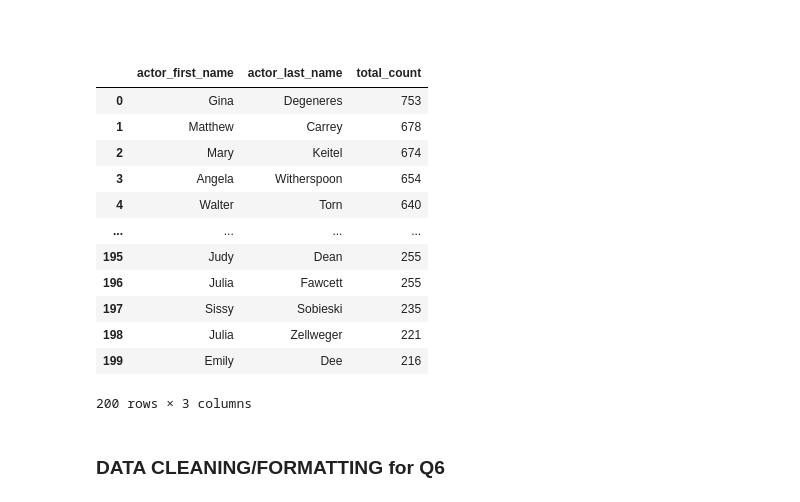
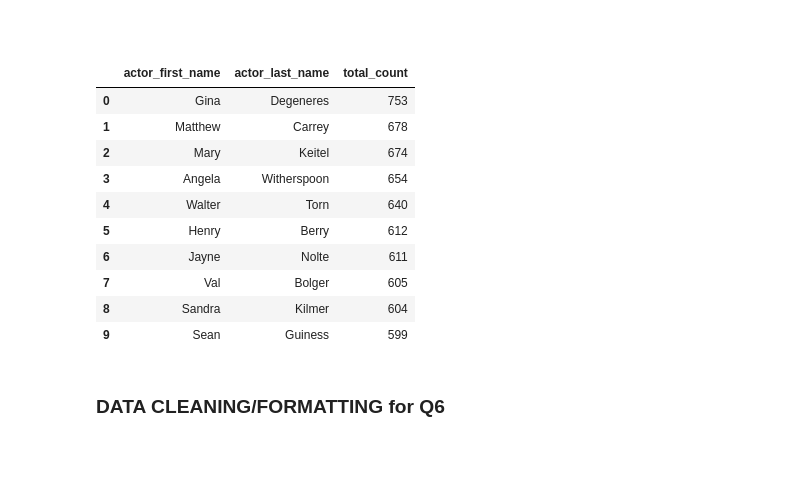
Before and after one commit to AkhileshGhatate5/dvdrental-analytics, a Jupyter notebook: notebooks/dvdrental.ipynb, the cells around one changed output. Cells and saved outputs as stored; diff of their text form; code cells hidden in the pictures; blank space fills up the shorter version.

```diff
--- a/notebooks/dvdrental.ipynb
+++ b/notebooks/dvdrental.ipynb
@@ -418,38 +419,36 @@ df_q5.head()
 # %%
 q6='''
 select first_name as actor_first_name,
 	last_name as actor_last_name,
 	count (rental.rental_id) as total_count
 	from actor
 left join film_actor on
 	actor.actor_id = film_actor.actor_id
 left join film on
 	film_actor.film_id = film.film_id
 left join inventory on
 	film.film_id = inventory.film_id
 left join rental on
 	inventory.inventory_id = rental.inventory_id
 group by actor.actor_id,
 		     first_name,
 		     last_name
-order by count(rental.rental_id) desc
+order by count(rental.rental_id) desc limit 10
 '''
 df_q6=pd.read_sql(q6,engine)
 df_q6
 # %% [output]
 |  | actor_first_name | actor_last_name | total_count |
 | 0 | Gina | Degeneres | 753 |
 | 1 | Matthew | Carrey | 678 |
 | 2 | Mary | Keitel | 674 |
 | 3 | Angela | Witherspoon | 654 |
 | 4 | Walter | Torn | 640 |
-| ... | ... | ... | ... |
-| 195 | Judy | Dean | 255 |
-| 196 | Julia | Fawcett | 255 |
-| 197 | Sissy | Sobieski | 235 |
-| 198 | Julia | Zellweger | 221 |
-| 199 | Emily | Dee | 216 |
+| 5 | Henry | Berry | 612 |
+| 6 | Jayne | Nolte | 611 |
+| 7 | Val | Bolger | 605 |
+| 8 | Sandra | Kilmer | 604 |
+| 9 | Sean | Guiness | 599 |
-200 rows × 3 columns
 # %% [markdown]
 ### DATA CLEANING/FORMATTING for Q6
 # %%
```
Also changed, not shown: parts of 57 cells of this notebook.
